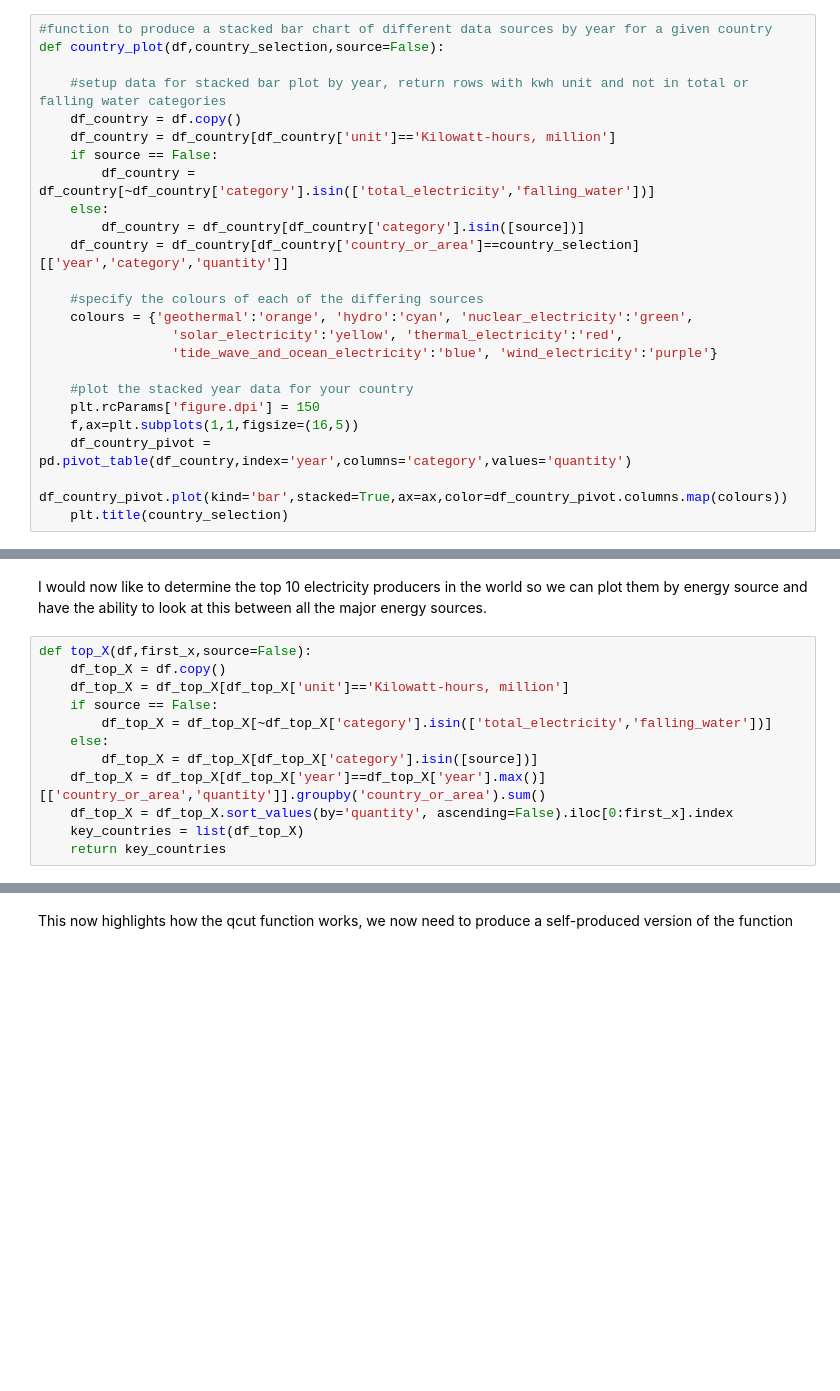
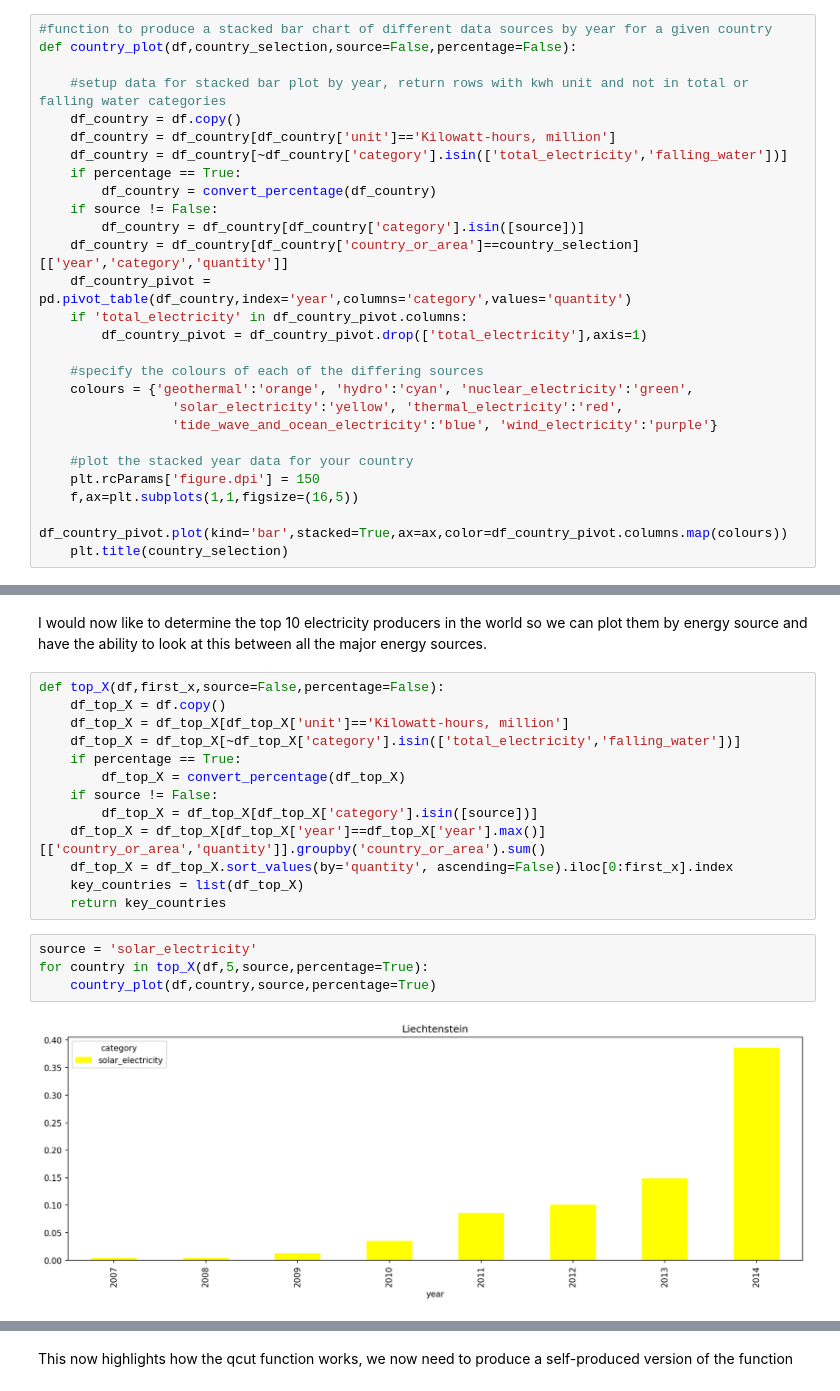
Before and after one commit to See-You-Data/UNInternationalEnergyData, a Jupyter notebook: dan_exploratory_analysis.ipynb, the cells around one changed output, grey strips where cells are left out. Cells and saved outputs as stored; diff of their text form; blank space fills up the shorter version.

Commit message:
created new function to convert the energy production into percentages and applied this to my prior two functions

```diff
--- a/dan_exploratory_analysis.ipynb
+++ b/dan_exploratory_analysis.ipynb
@@ -198,16 +198,20 @@ array(['Austria', 'Belgium', 'Czechia', 'Finland', 'France', 'Greece',
       dtype=object)
 # %%
 #function to produce a stacked bar chart of different data sources by year for a given country
-def country_plot(df,country_selection,source=False):
+def country_plot(df,country_selection,source=False,percentage=False):
 
     #setup data for stacked bar plot by year, return rows with kwh unit and not in total or falling water categories
     df_country = df.copy()
     df_country = df_country[df_country['unit']=='Kilowatt-hours, million']
-    if source == False:
-        df_country = df_country[~df_country['category'].isin(['total_electricity','falling_water'])]
-    else:
+    df_country = df_country[~df_country['category'].isin(['total_electricity','falling_water'])]
+    if percentage == True:
+        df_country = convert_percentage(df_country)
+    if source != False:
         df_country = df_country[df_country['category'].isin([source])]
     df_country = df_country[df_country['country_or_area']==country_selection][['year','category','quantity']]
+    df_country_pivot = pd.pivot_table(df_country,index='year',columns='category',values='quantity')
+    if 'total_electricity' in df_country_pivot.columns:
+        df_country_pivot = df_country_pivot.drop(['total_electricity'],axis=1)
 
     #specify the colours of each of the differing sources
     colours = {'geothermal':'orange', 'hydro':'cyan', 'nuclear_electricity':'green',
@@ -217,7 +221,6 @@ def country_plot(df,country_selection,source=False):
     #plot the stacked year data for your country
     plt.rcParams['figure.dpi'] = 150
     f,ax=plt.subplots(1,1,figsize=(16,5))
-    df_country_pivot = pd.pivot_table(df_country,index='year',columns='category',values='quantity')
     df_country_pivot.plot(kind='bar',stacked=True,ax=ax,color=df_country_pivot.columns.map(colours))
     plt.title(country_selection)
 # %% [markdown]
@@ -232,14 +235,21 @@ Canada - Another hydro homie <br>
 # %% [markdown]
 I would now like to determine the top 10 electricity producers in the world so we can plot them by energy source and have the ability to look at this between all the major energy sources.
 # %%
-def top_X(df,first_x,source=False):
+def top_X(df,first_x,source=False,percentage=False):
     df_top_X = df.copy()
     df_top_X = df_top_X[df_top_X['unit']=='Kilowatt-hours, million']
-    if source == False:
-        df_top_X = df_top_X[~df_top_X['category'].isin(['total_electricity','falling_water'])]
-    else:
+    df_top_X = df_top_X[~df_top_X['category'].isin(['total_electricity','falling_water'])]
+    if percentage == True:
+        df_top_X = convert_percentage(df_top_X)
+    if source != False:
         df_top_X = df_top_X[df_top_X['category'].isin([source])]
     df_top_X = df_top_X[df_top_X['year']==df_top_X['year'].max()][['country_or_area','quantity']].groupby('country_or_area').sum()
     df_top_X = df_top_X.sort_values(by='quantity', ascending=False).iloc[0:first_x].index
     key_countries = list(df_top_X)
     return key_countries
+# %%
+source = 'solar_electricity'
+for country in top_X(df,5,source,percentage=True):
+    country_plot(df,country,source,percentage=True)
+# %% [output]
+[figure, added]
```
Also changed, not shown: parts of 8 cells of this notebook.
